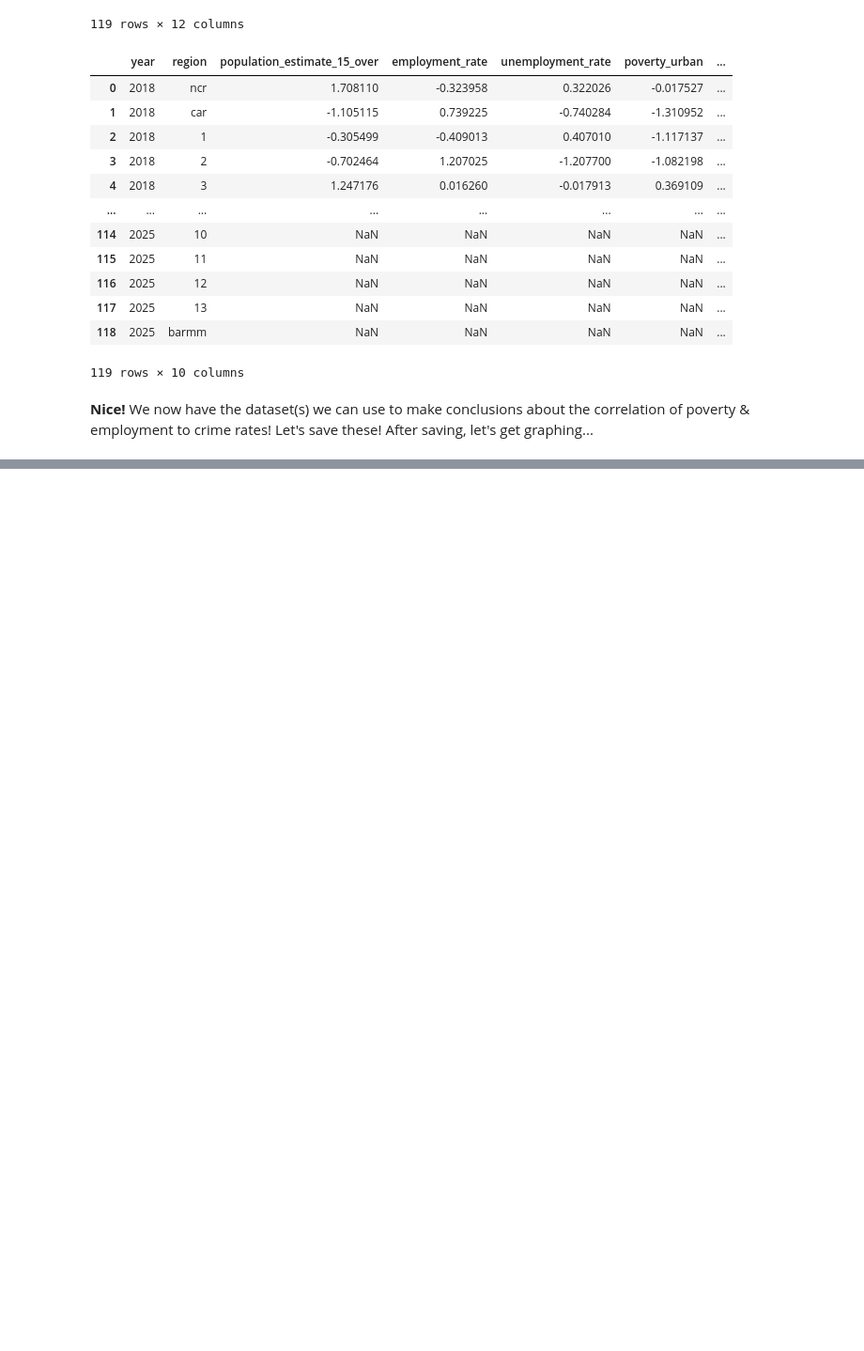
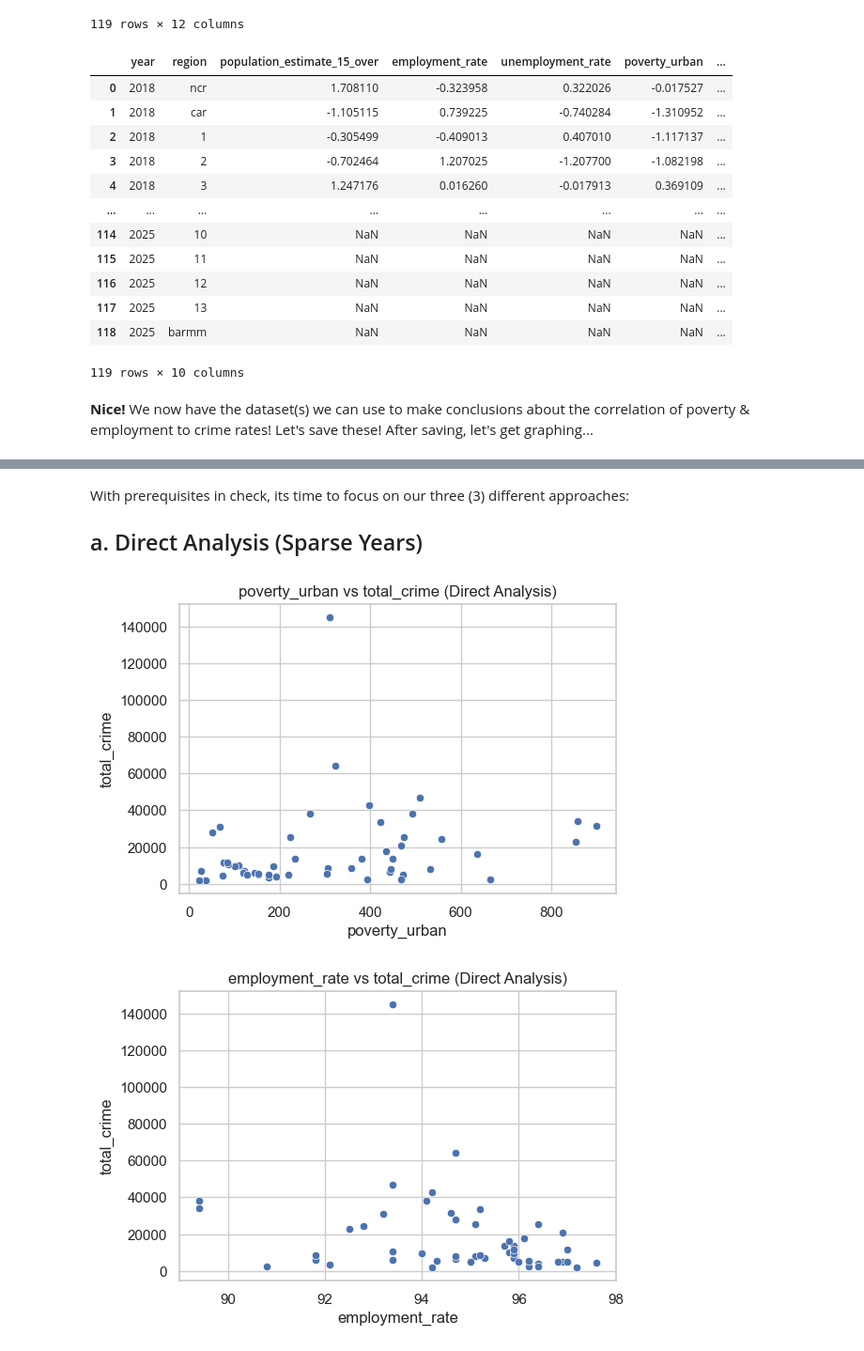
Before and after one commit to RpnAndri/crime-analysis, a Jupyter notebook: EDA.ipynb, the cells around one changed output, grey strips where cells are left out. Shown at 94% size. Drawn from its saved outputs; the diff is of its cells as text; code cells hidden in the pictures; blank space fills up the shorter version.

```diff
--- a/EDA.ipynb
+++ b/EDA.ipynb
@@ -406,0 +469,21 @@ standardized_df.to_csv("./data/standardized_dataset.csv", index=False)
+# %% [markdown]
+With prerequisites in check, its time to focus on our three (3) different approaches:
+
+## a. Direct Analysis (Sparse Years)
+# %%
+direct_df = reinforced_df[reinforced_df['year'].isin([2018,2021,2023])]
+X_vif = sm.add_constant(direct_df[['poverty_urban','poverty_rural','employment_rate']].dropna())
+vif_data = pd.DataFrame({
+    "feature": X_vif.columns,
+    "VIF": [variance_inflation_factor(X_vif.values, i) for i in range(X_vif.shape[1])]
+})
+high_vif = vif_data[vif_data['VIF']>10]['feature'].tolist()
+indep_vars_direct = [v for v in ['poverty_urban','poverty_rural','employment_rate'] if v not in high_vif]
+approaches['Direct Analysis'] = direct_df
+
+corr_direct = run_correlation_tests(direct_df, ['poverty_urban','poverty_rural','employment_rate'])
+plot_scatter(direct_df, ['poverty_urban','employment_rate'], title_suffix='(Direct Analysis)')
+reg_model_direct = run_regression(direct_df, indep_vars_direct)
+# %% [output]
+[figure, added]
+[figure, added]
```
Also changed, not shown: parts of 11 cells of this notebook, 1 other file.
